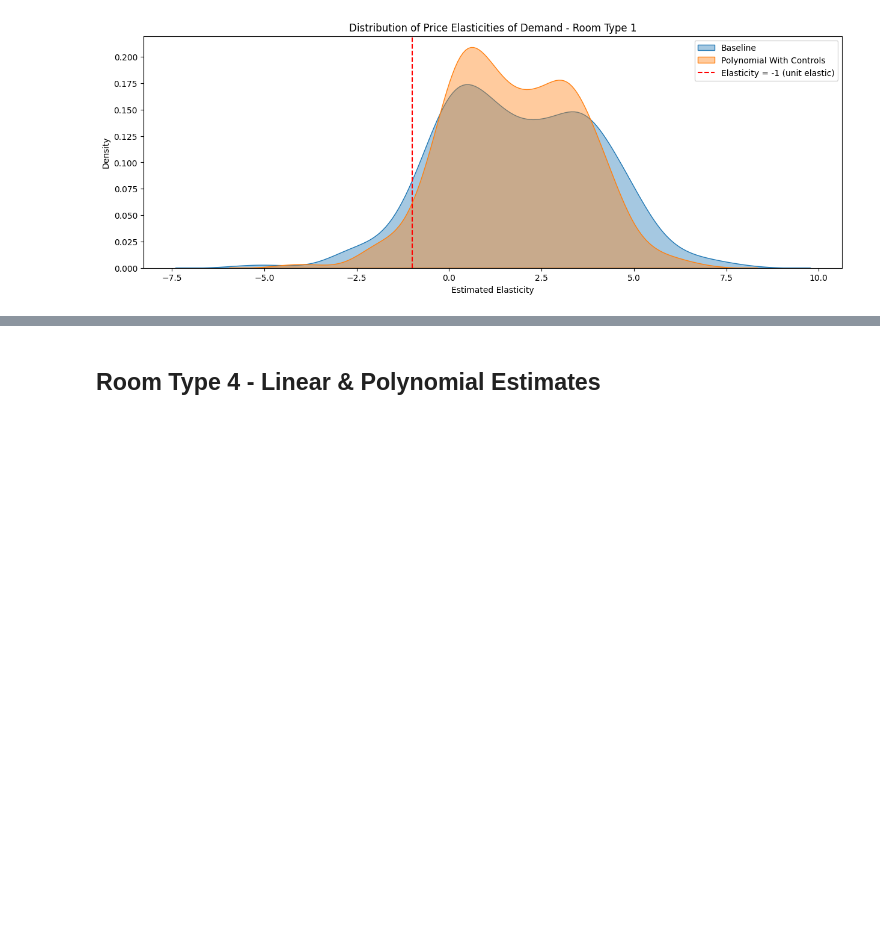
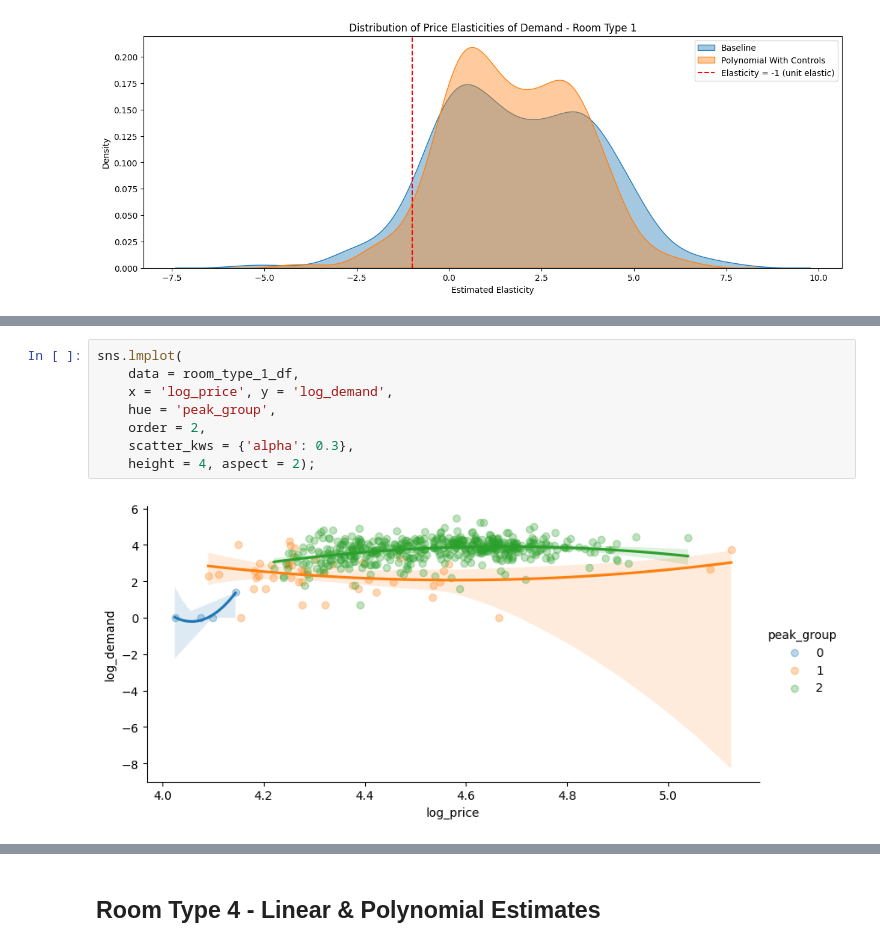
Before and after one commit to munas-git/Prophet-Demand-Forecasting-and-Price-Optimisation, a Jupyter notebook: analysis.ipynb, the cells around one changed output, grey strips where cells are left out. Saved outputs shown, nothing was run; the diff lists cells and outputs as text; blank space fills up the shorter version.

Commit message:
Starting Demand Forecasting Part

```diff
--- a/analysis.ipynb
+++ b/analysis.ipynb
@@ -874,0 +903,10 @@ Most elasticity estimates for both models are above -1, indicating inelastic dem
+# %%
+sns.lmplot(
+    data = room_type_1_df,
+    x = 'log_price', y = 'log_demand',
+    hue = 'peak_group',
+    order = 2,
+    scatter_kws = {'alpha': 0.3},
+    height = 4, aspect = 2);
+# %% [output]
+[figure, added]
```
Also changed, not shown: parts of 33 cells of this notebook.
